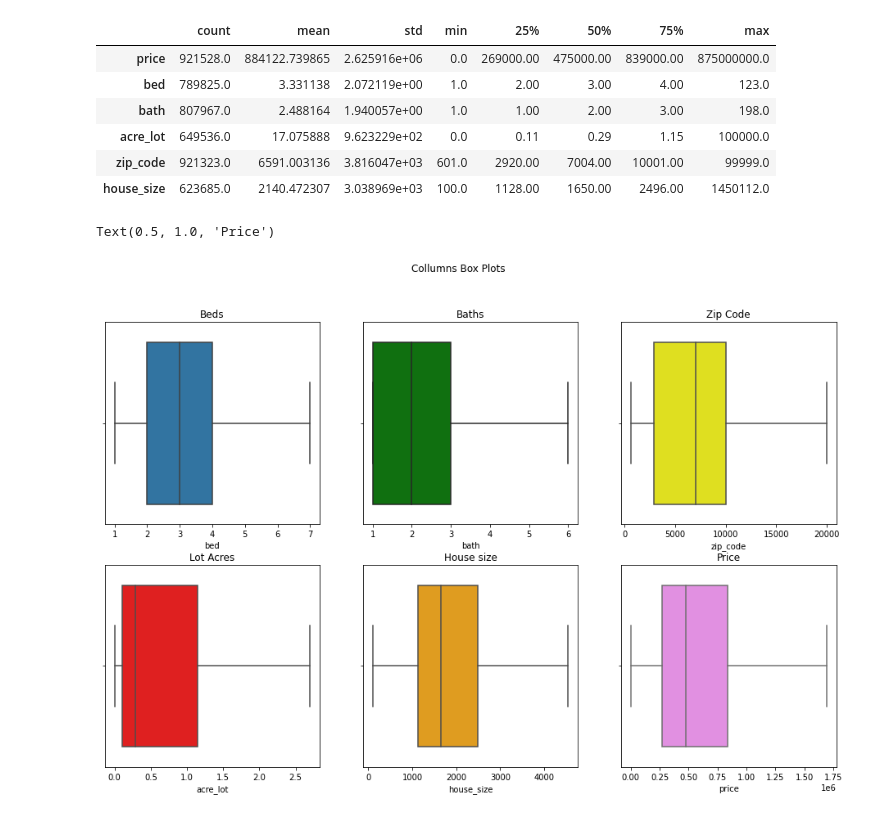
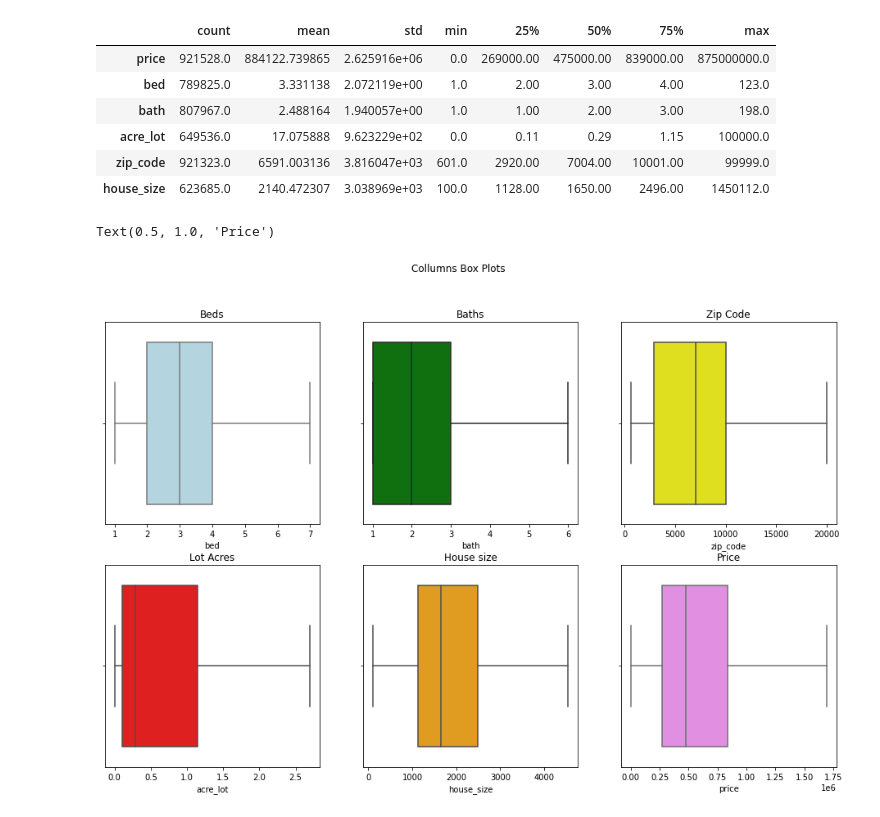
Before and after one commit to ednakatani/Real-Estate-Prediction, a Jupyter notebook: main.ipynb, the cells around one changed output. Drawn from its saved outputs; the diff is of its cells as text; code cells hidden in the pictures.

```diff
--- a/main.ipynb
+++ b/main.ipynb
@@ -82,32 +83,34 @@ df.describe().T
 | zip_code | 921323.0 | 6591.003136 | 3.816047e+03 | 601.0 | 2920.00 | 7004.00 | 10001.00 | 99999.0 |
 | house_size | 623685.0 | 2140.472307 | 3.038969e+03 | 100.0 | 1128.00 | 1650.00 | 2496.00 | 1450112.0 |
 # %%
+sns.color_palette("pastel")
+
 fig, axes = plt.subplots(2, 3, figsize=(16, 10))
 fig.suptitle('Collumns Box Plots')
 
 # Beds
-sns.boxplot(ax=axes[0,0], x=df.bed, showfliers = False)
+sns.boxplot(ax=axes[0,0], x=df.bed, showfliers = False,  color='lightblue')
 axes[0,0].set_title('Beds')
 
 # Baths
 sns.boxplot(ax=axes[0,1], x=df.bath, showfliers = False, color='green')
 axes[0,1].set_title('Baths')
 
 # Zip Code
 sns.boxplot(ax=axes[0,2], x=df.zip_code, showfliers = False, color='yellow')
 axes[0,2].set_title('Zip Code')
 
 # Acres
 sns.boxplot(ax=axes[1,0], x=df.acre_lot, showfliers = False, color='red')
 axes[1,0].set_title('Lot Acres')
 
 # House size
 sns.boxplot(ax=axes[1,1], x=df.house_size, showfliers = False, color='orange')
 axes[1,1].set_title('House size')
 
 # Price
 sns.boxplot(ax=axes[1,2], x=df.price, showfliers = False, color='violet')
 axes[1,2].set_title('Price')
 # %% [output]
 Text(0.5, 1.0, 'Price')
-[figure, old version]
+[figure, new version]
```
Also changed, not shown: parts of 3 cells of this notebook, 1 other file.
